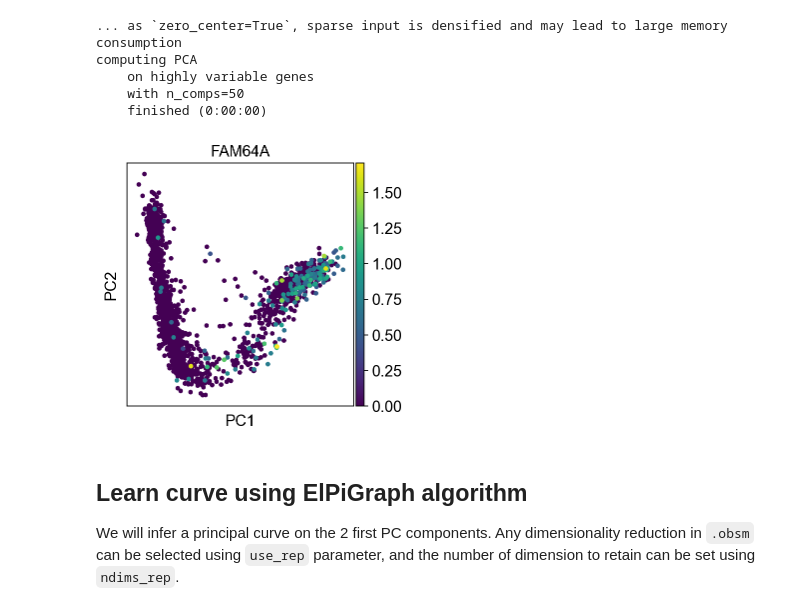
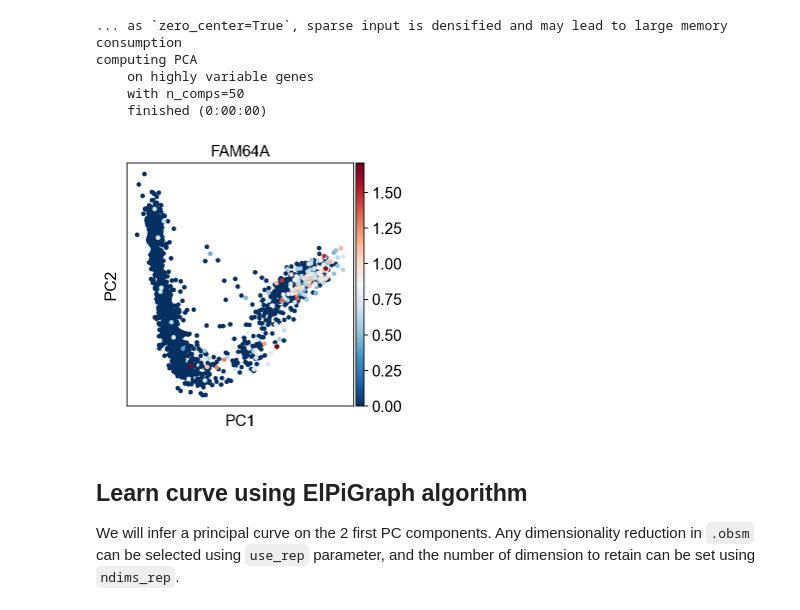
Before and after one commit to LouisFaure/scFates_notebooks, a Jupyter notebook: Basic_Curved_trajectory_analysis.ipynb, the cells around one changed output. Drawn from its saved outputs; the diff is of its cells as text; code cells hidden in the pictures.

Commit message:
updated curve analysis

```diff
--- a/Basic_Curved_trajectory_analysis.ipynb
+++ b/Basic_Curved_trajectory_analysis.ipynb
@@ -62,9 +62,9 @@ computing PCA
     with n_comps=50
     finished (0:00:00)
 # %%
-sc.pl.pca(adata,color="FAM64A")
+sc.pl.pca(adata,color="FAM64A",cmap="RdBu_r")
 # %% [output]
-[figure, old version]
+[figure, new version]
 # %% [markdown]
 ## Learn curve using ElPiGraph algorithm
 
```
Also changed, not shown: parts of 22 cells of this notebook.
